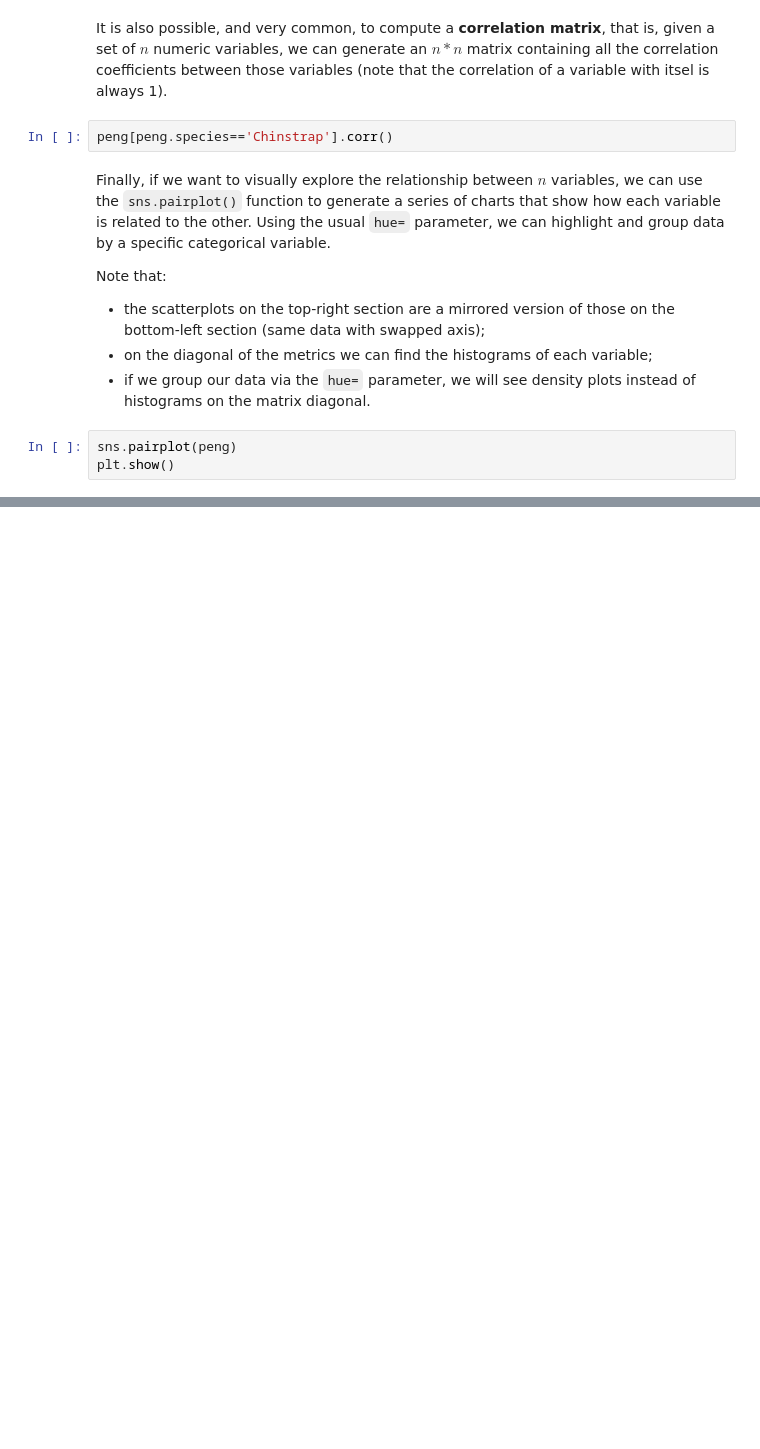
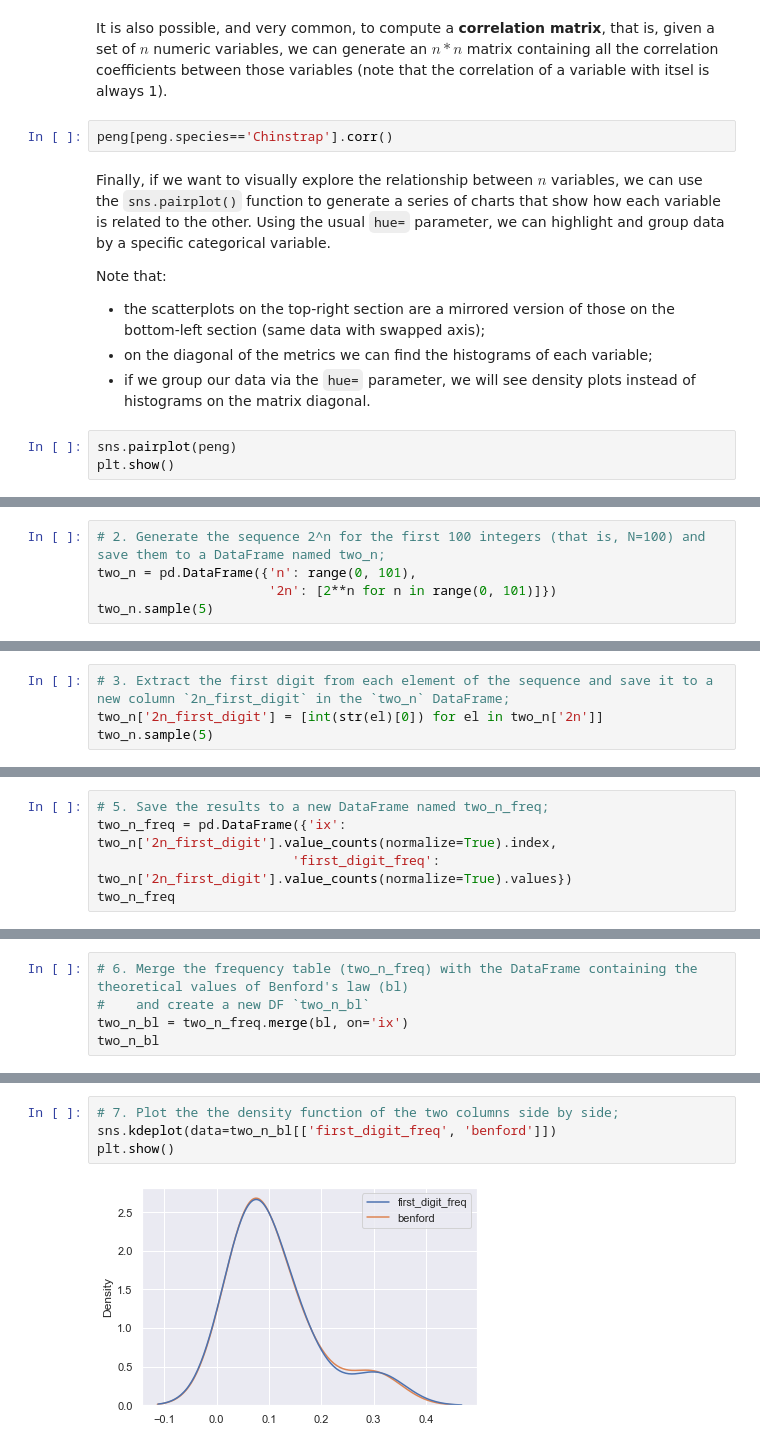
Before and after one commit to boolean-data-analytics/4.16.39-Data-Distribution, a Jupyter notebook: 4.16.39 Data Distribution.ipynb, the cells around one changed output, grey strips where cells are left out. Saved outputs shown, nothing was run; the diff lists cells and outputs as text; blank space fills up the shorter version.

```diff
--- a/4.16.39 Data Distribution.ipynb
+++ b/4.16.39 Data Distribution.ipynb
@@ -441,0 +511,5 @@ plt.show()
+# %%
+# 2. Generate the sequence 2^n for the first 100 integers (that is, N=100) and save them to a DataFrame named two_n;
+two_n = pd.DataFrame({'n': range(0, 101),
+                      '2n': [2**n for n in range(0, 101)]})
+two_n.sample(5)
@@ -441,0 +523,4 @@ plt.show()
+# %%
+# 3. Extract the first digit from each element of the sequence and save it to a new column `2n_first_digit` in the `two_n` DataFrame;
+two_n['2n_first_digit'] = [int(str(el)[0]) for el in two_n['2n']]
+two_n.sample(5)
@@ -441,0 +548,5 @@ plt.show()
+# %%
+# 5. Save the results to a new DataFrame named two_n_freq;
+two_n_freq = pd.DataFrame({'ix': two_n['2n_first_digit'].value_counts(normalize=True).index,
+                         'first_digit_freq': two_n['2n_first_digit'].value_counts(normalize=True).values})
+two_n_freq
@@ -441,0 +564,5 @@ plt.show()
+# %%
+# 6. Merge the frequency table (two_n_freq) with the DataFrame containing the theoretical values of Benford's law (bl)
+#    and create a new DF `two_n_bl`
+two_n_bl = two_n_freq.merge(bl, on='ix')
+two_n_bl
@@ -441,0 +580,6 @@ plt.show()
+# %%
+# 7. Plot the the density function of the two columns side by side;
+sns.kdeplot(data=two_n_bl[['first_digit_freq', 'benford']])
+plt.show()
+# %% [output]
+[figure, added]
```
Also changed, not shown: parts of 15 cells of this notebook, 1 other file.
